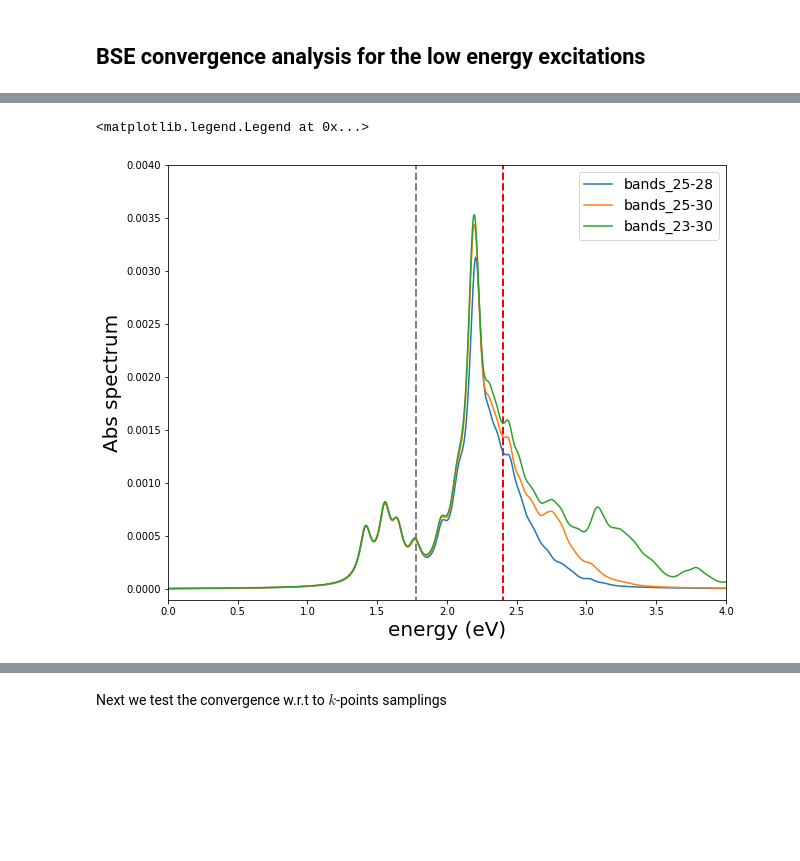
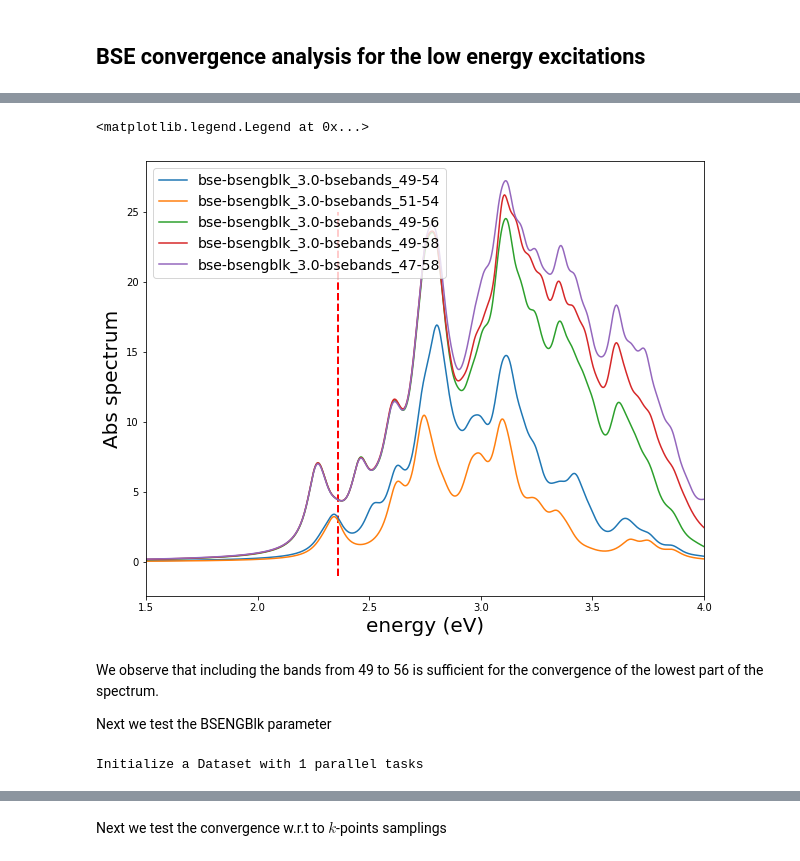
Before and after one commit to marcodalessandro76/MoS2, a Jupyter notebook: BULK-BSE_Analysis.ipynb, the cells around one changed output, grey strips where cells are left out. Saved outputs shown, nothing was run; the diff lists cells and outputs as text; code cells hidden in the pictures; blank space fills up the shorter version.

```diff
--- a/BULK-BSE_Analysis.ipynb
+++ b/BULK-BSE_Analysis.ipynb
@@ -140,0 +136,6 @@ scissor 0.6199999999999999
+# %%
+dft_gap = 1.81 # eV at the K point
+gw_gap = 2.36 # eV computed for the 12x12x2 with 8 Ha of cutoff in the em1
+scissor = gw_gap-dft_gap # eV
+print('scissor',scissor)
+kpoints = ['12x12x2','18x18x3']
@@ -204,18 +198,50 @@ Task [2] ended
 # %%
 fig, ax = plt.subplots(figsize=(10, 8))
 
-for ind,b in enumerate(BSEBands):
-    data = results[ind].data['eps_q1_diago_bse']
+for ind,r in results.items():
+    data = r.data['eps_q1_haydock_bse']
     energy = data['energy']
     eps_im = data['eps_imag']
-    ax.plot(energy,eps_im,label='bands_%s-%s'%(b[0],b[1]))
-ax.vlines(dft_gap,-1,10,linestyles='--',color='gray',linewidth=2)
-ax.vlines(exp_gap,-1,10,linestyles='--',color='red',linewidth=2)
-ax.set_xlim(0,4)
-ax.set_ylim(-1e-4,4e-3)
+    ax.plot(energy,eps_im,label=study.ids[ind])
+ax.vlines(gw_gap,-1,25,linestyles='--',color='red',linewidth=2)
+ax.set_xlim(1.5,4)
 ax.set_ylabel('Abs spectrum',size=20)
 ax.set_xlabel('energy (eV)',size=20)
 ax.legend(fontsize=14)
 # %% [output]
 <matplotlib.legend.Legend at 0x...>
-[figure, old version]
+[figure, new version]
+# %% [markdown]
+We observe that including the bands from 49 to 56 is sufficient for the convergence of the lowest part of the spectrum.
+
+Next we test the BSENGBlk parameter
+# %%
+k = kpoints[0]
+run_dir = 'BULK-BSE_analysis/kpoints_%s-nbnds_200/'%k
+
+
+BSENGBlk = [3.0,4.0] # Ha  value of the BSENGBlk variable (reduced w.r.t the NGsBlkXs!)
+EXXRLvcs = 20. # Ha use this value for the BSENGexx variable
+FFTGvecs = 30. # Ha
+elec_field = [1.,0.,0.]
+BSEBands = [49,56]
+energy_range = [0,4] # eV
+energy_step = 1000
+damping = [0.05,0.05] # eV
+
+study = D.Dataset(num_tasks=1,verbose=True,skip=True)
+study.set_postprocessing_function(PP.yambo_parse_data)
+
+inp = I.YamboInput('yambo -o b -k sex -y h',folder=run_dir)
+inp.set_array_variables(BLongDir=elec_field,KfnQP_E=[scissor,1.,1.])
+inp.set_array_variables(units='eV',BEnRange=energy_range,BDmRange=damping)
+inp.set_array_variables(BEnSteps=energy_step)
+inp.set_scalar_variables(BS_CPU='32.1.1',BS_ROLEs= 'k.eh.t')
+inp.set_array_variables(BSEBands=BSEBands)
+for bsengblk in BSENGBlk:
+    inp.set_array_variables(units='Ha',BSENGexx=EXXRLvcs,BSENGBlk=bsengblk,FFTGvecs=FFTGvecs)
+    idd = 'bse-bsengblk_%s-bsebands_%s-%s'%(bsengblk,BSEBands[0],BSEBands[1])
+    study.append_run(id=idd,input=inp,runner=code,run_dir=run_dir,
+        jobname=[idd,',ndb_em1d-ngsblkxp_8.0-bndsrnxp_200','ndb_dipoles-bnds_200'])
+# %% [output]
+Initialize a Dataset with 1 parallel tasks
```
Also changed, not shown: parts of 68 cells of this notebook, 1 other file.
